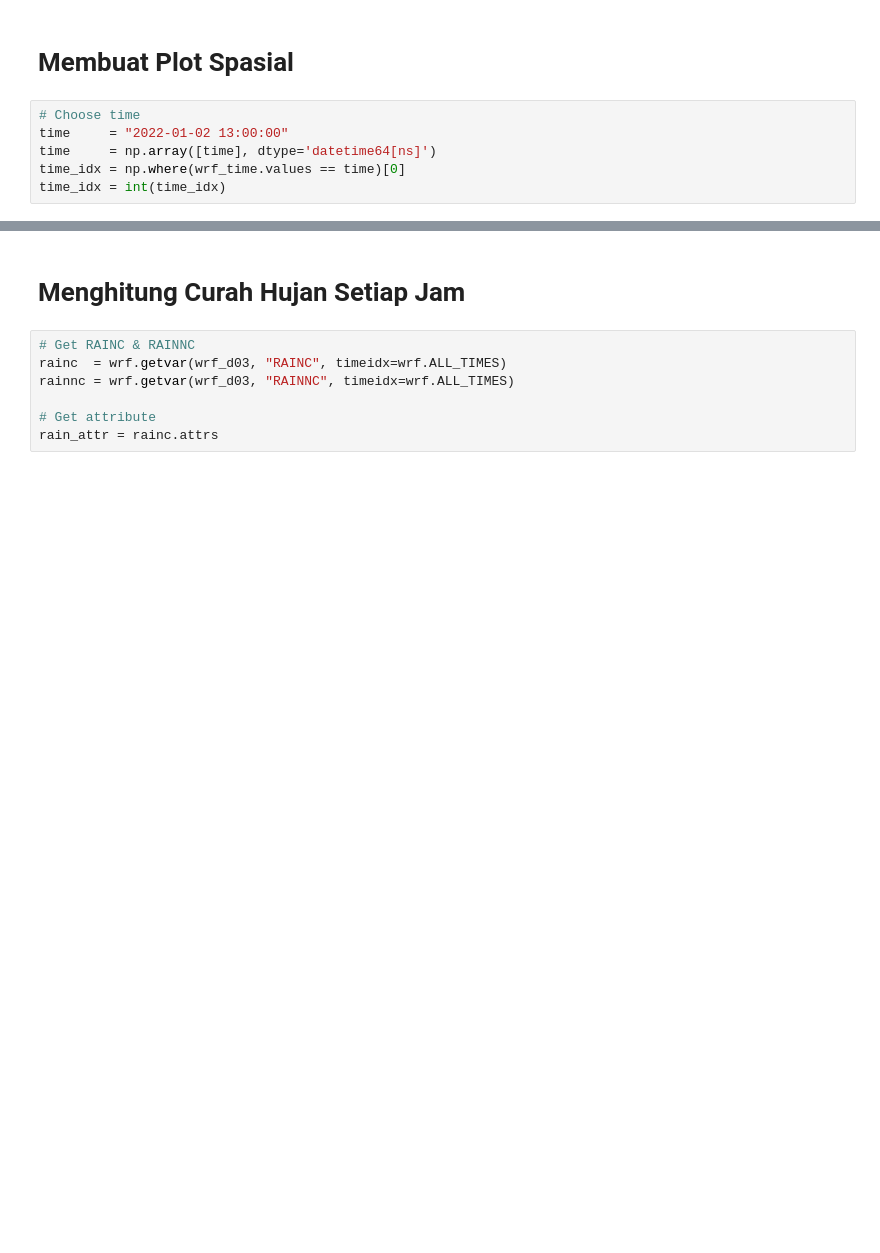
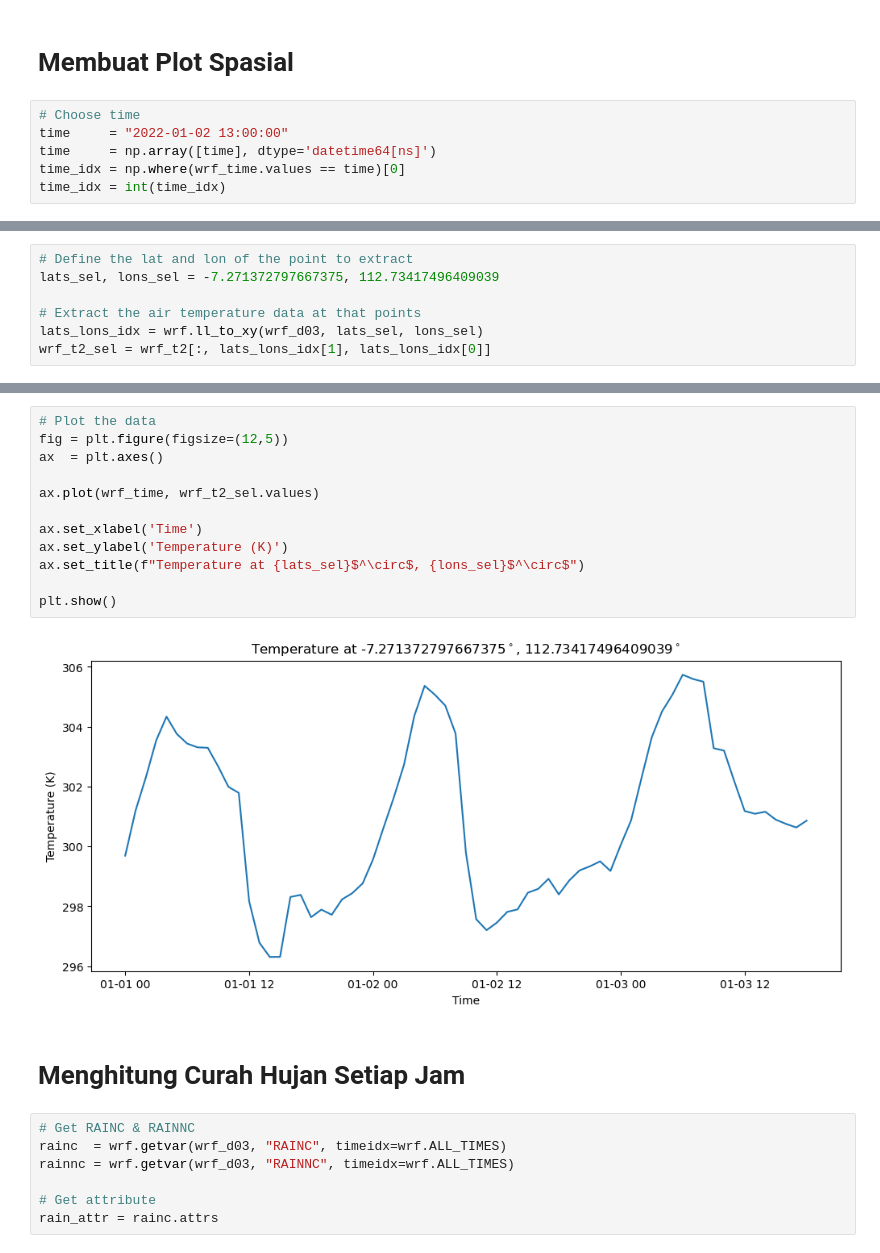
Before and after one commit to agungbaruna/modul-pemodelan-iklim, a Jupyter notebook: notebook/plotT2.ipynb, the cells around one changed output, grey strips where cells are left out. Cells and saved outputs as stored; diff of their text form; blank space fills up the shorter version.

```diff
--- a/notebook/plotT2.ipynb
+++ b/notebook/plotT2.ipynb
@@ -90,0 +91,7 @@ plt.show()
+# %%
+# Define the lat and lon of the point to extract
+lats_sel, lons_sel = -7.271372797667375, 112.73417496409039
+
+# Extract the air temperature data at that points
+lats_lons_idx = wrf.ll_to_xy(wrf_d03, lats_sel, lons_sel)
+wrf_t2_sel = wrf_t2[:, lats_lons_idx[1], lats_lons_idx[0]]
@@ -91,3 +116,17 @@ plt.show()
+# %%
+# Plot the data
+fig = plt.figure(figsize=(12,5))
+ax  = plt.axes()
+
+ax.plot(wrf_time, wrf_t2_sel.values)
+
+ax.set_xlabel('Time')
+ax.set_ylabel('Temperature (K)')
+ax.set_title(f"Temperature at {lats_sel}$^\circ$, {lons_sel}$^\circ$")
+
+plt.show()
+# %% [output]
+[figure, added]
 # %% [markdown]
 # Menghitung Curah Hujan Setiap Jam
 # %%
```
Also changed, not shown: parts of 4 cells of this notebook, 4 other files.
